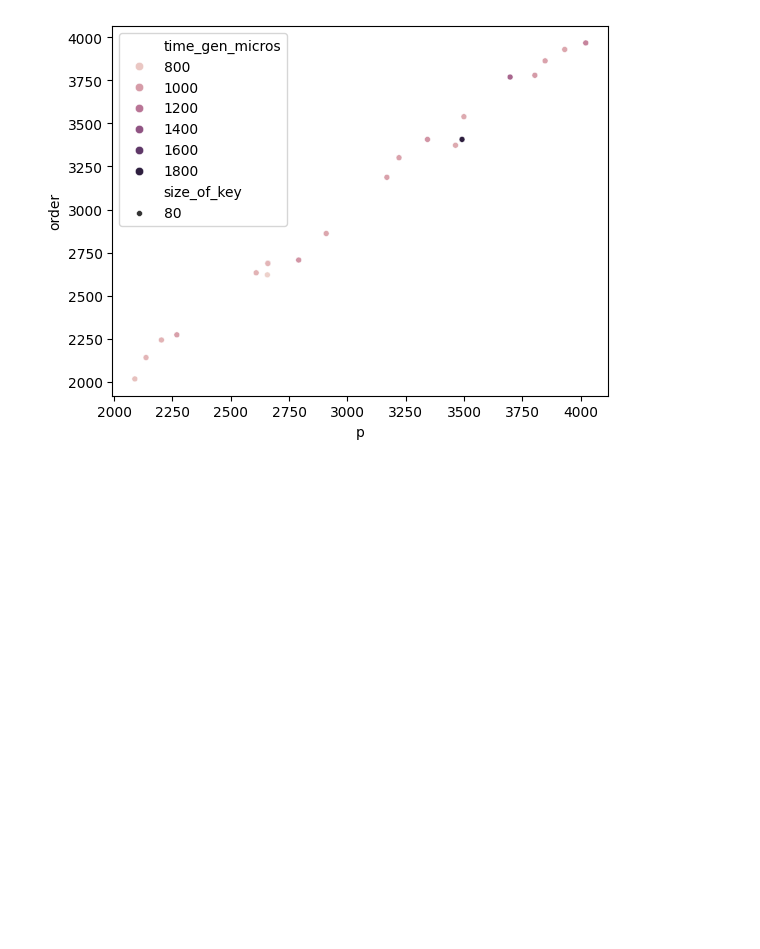
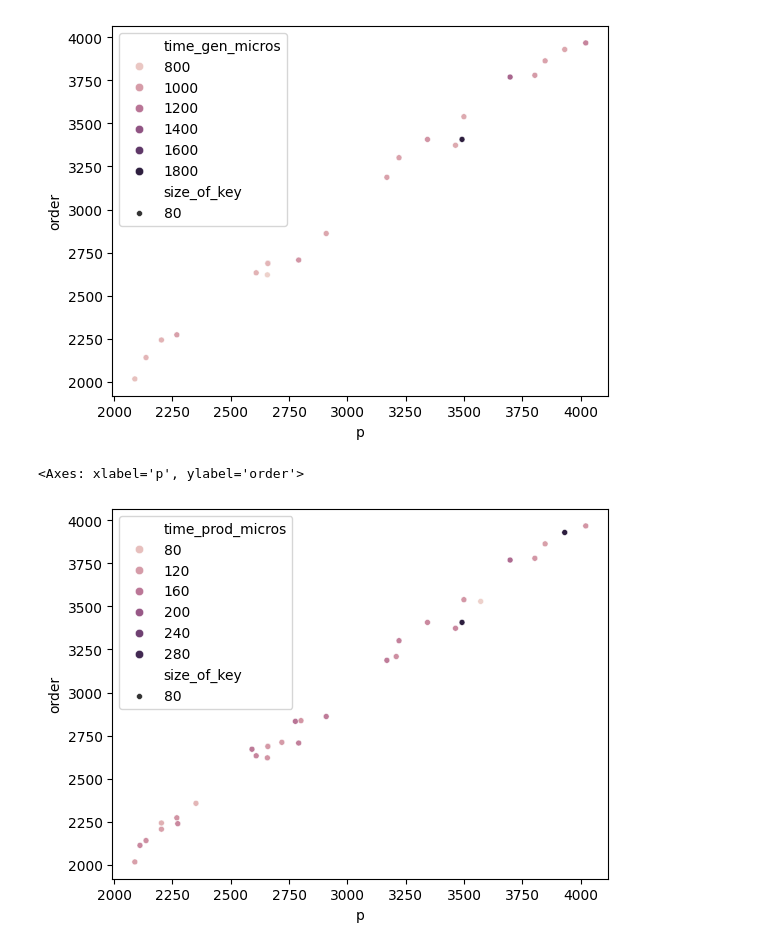
Before and after one commit to GeeZiX84/ECDH, a Jupyter notebook: analitycs.ipynb, the cells around one changed output. Cells and saved outputs as stored; diff of their text form; code cells hidden in the pictures; blank space fills up the shorter version.

```diff
--- a/analitycs.ipynb
+++ b/analitycs.ipynb
@@ -57,3 +57,10 @@ sns.scatterplot(data=p, x=p.p, y=p.order, hue=p.time_gen_micros, size=p.size_of_
 # %% [output]
 <Axes: xlabel='p', ylabel='order'>
 [figure]
+# %%
+p = df2.loc[30:60]
+sns.scatterplot(data=p, x=p.p, y=p.order, hue=p.
+time_prod_micros, size=p.size_of_key)
+# %% [output]
+<Axes: xlabel='p', ylabel='order'>
+[figure, added]
```
Also changed, not shown: parts of 4 cells of this notebook.
